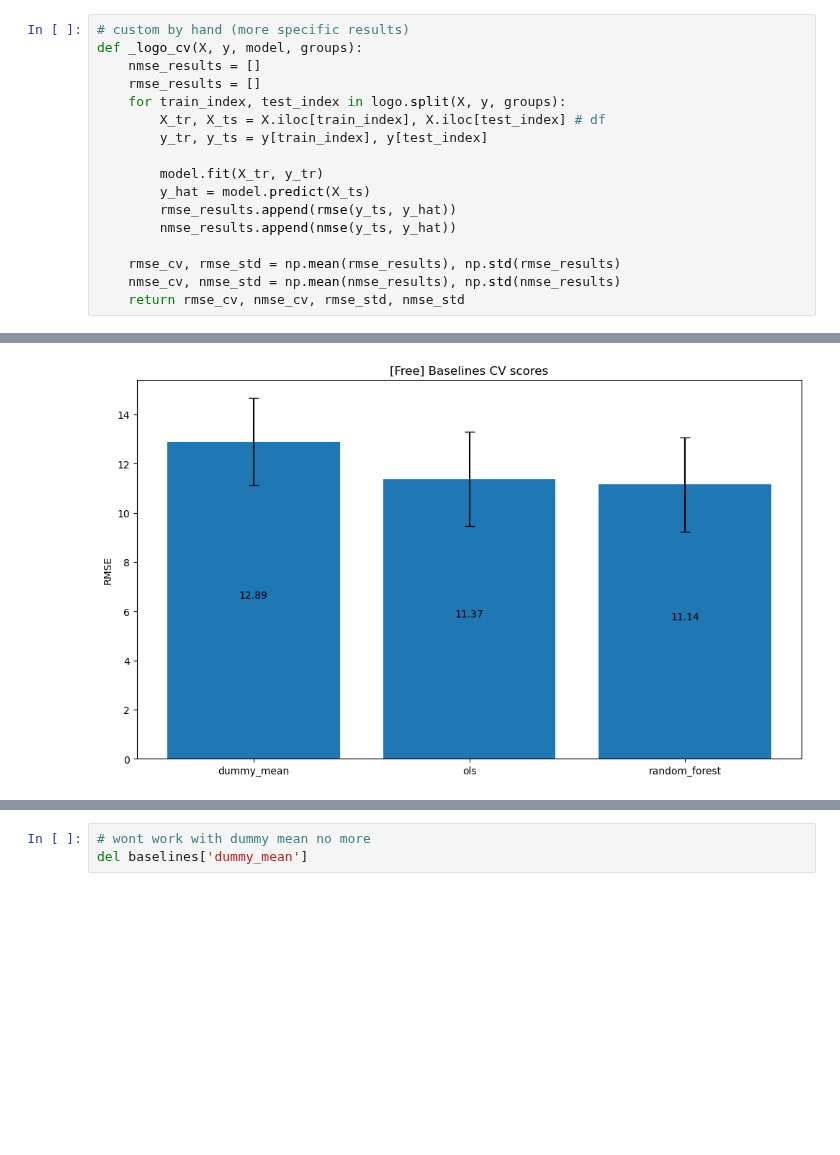
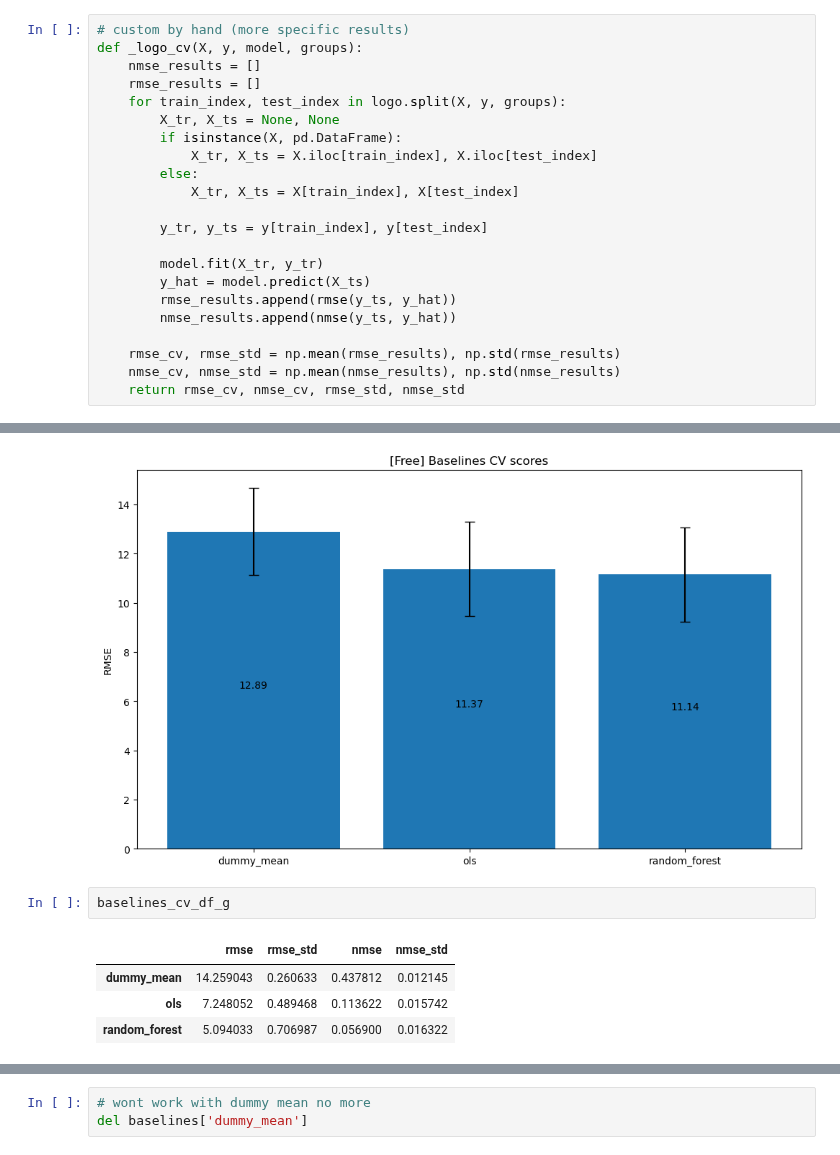
Before and after one commit to ULB-INFO-F-422/pose-estimation-from-emg-signal-team-2, a Jupyter notebook: project.ipynb, the cells around one changed output, grey strips where cells are left out. Drawn from its saved outputs; the diff is of its cells as text; blank space fills up the shorter version.

```diff
--- a/project.ipynb
+++ b/project.ipynb
@@ -206,7 +206,12 @@ def _logo_cv(X, y, model, groups):
     nmse_results = []
     rmse_results = []
     for train_index, test_index in logo.split(X, y, groups):
-        X_tr, X_ts = X.iloc[train_index], X.iloc[test_index] # df
+        X_tr, X_ts = None, None
+        if isinstance(X, pd.DataFrame):
+            X_tr, X_ts = X.iloc[train_index], X.iloc[test_index]
+        else:
+            X_tr, X_ts = X[train_index], X[test_index]
+
         y_tr, y_ts = y[train_index], y[test_index]
 
         model.fit(X_tr, y_tr)
@@ -380,3 +385,10 @@ plot_cv_results(baselines_cv_df_f, title="[Free] Baselines CV scores")
 # %% [output]
 [figure]
 [figure]
+# %%
+baselines_cv_df_g
+# %% [output]
+|  | rmse | rmse_std | nmse | nmse_std |
+| dummy_mean | 14.259043 | 0.260633 | 0.437812 | 0.012145 |
+| ols | 7.248052 | 0.489468 | 0.113622 | 0.015742 |
+| random_forest | 5.094033 | 0.706987 | 0.056900 | 0.016322 |
```
Also changed, not shown: parts of 13 cells of this notebook.
